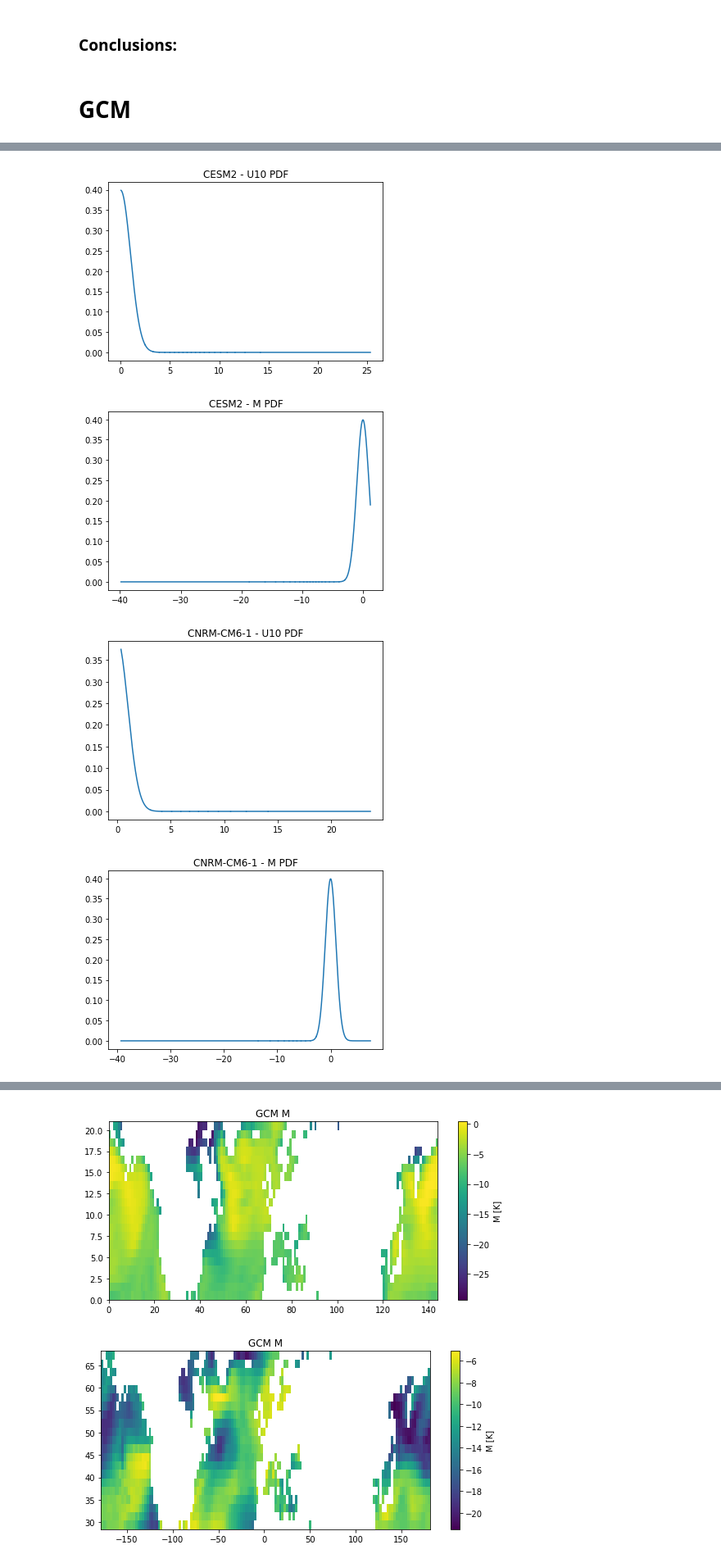
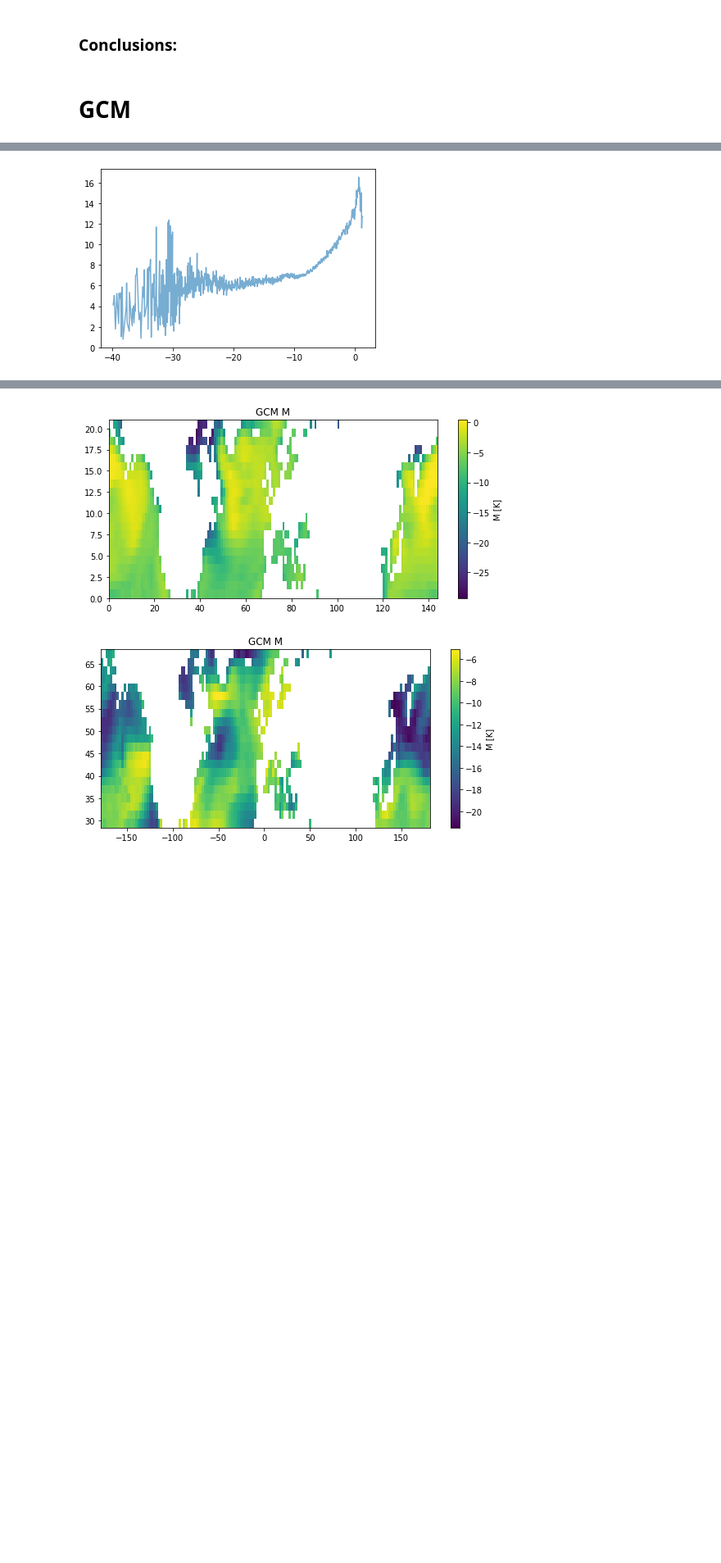
Before and after one commit to geethmaw/link, a Jupyter notebook: GCMwindVsM-daily-models.ipynb, the cells around one changed output, grey strips where cells are left out. Shown at 82% size. Drawn from its saved outputs; the diff is of its cells as text; code cells hidden in the pictures; blank space fills up the shorter version.

```diff
--- a/GCMwindVsM-daily-models.ipynb
+++ b/GCMwindVsM-daily-models.ipynb
@@ -26,20 +26,20 @@ Cp = 1004           #J/kg/K
 Rd = 287            #J/kg/K
 con= Rd/Cp
 # %%
-latr1 = -50
-latr2 = 50
+latr1 = 30
+latr2 = 70
 # %% [markdown]
 # GCM
 # %%
 modname = ['CESM2','CNRM-CM6-1','CESM2-WACCM','HadGEM3-GC31-LL','NorESM2-LM']
-varname = ['sfcWind', 'tas','psl'] #'sfcWind', 'hfss', 'hfls', 'tas', 'ps', 'psl',,'pr'
+varname = ['ts', 'sfcWind', 'psl'] #'sfcWind', 'hfss', 'hfls', 'tas', 'ps', 'psl',,'pr'
 pvarname= ['ta']
 conname = ['NCAR', 'CNRM-CERFACS','NCAR', 'MOHC', 'NCC']
 ensname = ['r11i1p1f1', 'r1i1p1f2', 'r1i1p1f1',
            'r1i1p1f3', 'r1i1p1f1']
 ggname  = ['gn', 'gr','gn', 'gn', 'gn']
 # %%
-l=3
+l=0
 m=l+1
 # %%
 # try:
@@ -105,17 +78,6 @@ print(time)
 # %%
 l=0
-for i in range(l,len(modname)):
-    lat  = locals()['sfcWind__'+str(i+1)][2]
-    lon  = locals()['sfcWind__'+str(i+1)][3]
-    time = locals()['sfcWind__'+str(i+1)][4]
-
-    for j in varname:
-        locals()[j+str(i+1)] = locals()[j+'__'+str(i+1)][0]
-
-    for k in pvarname:
-        locals()[k+str(i+1)] = locals()[k+'__'+str(i+1)][0]
-        locals()['lev'+str(i+1)] = locals()['ta__'+str(i+1)][1]
-
+for i in range(l,m):
     x_lat = np.array(lat)
     lat_ind1 = np.where(x_lat == x_lat.flat[np.abs(x_lat - (latr1)).argmin()])[0]
     lat_ind2 = np.where(x_lat == x_lat.flat[np.abs(x_lat - (latr2)).argmin()])[0]
@@ -153,51 +115,48 @@ for i in range(l,len(modname)):
     plot_CAOI = np.array(np.multiply(maskm,cao))
     wind      = np.array(np.multiply(maskm,sw))
 
     pl_theta  = plot_CAOI.reshape(-1)
     pl_wind   = wind.reshape(-1)
 
     plot_theta = pl_theta[pl_theta>-40]
     plot_wind  = pl_wind[pl_theta>-40]
 
     ind = np.argsort(plot_theta)
     xx = np.sort(plot_theta)
     yy = plot_wind[ind]
 
     indx = np.isnan(xx*yy)==False
 
     ######## U10 PDF ##################
-    from scipy.stats import norm
-    fig = plt.figure()
-    plt.plot(np.sort(yy[indx]), norm.pdf(np.sort(yy[indx])), label=modname[i])
-    # plt.legend()
-    plt.title(modname[i]+' - U10 PDF')
-    ######################################
+#     from scipy.stats import norm
+#     fig = plt.figure()
+#     plt.plot(np.sort(yy[indx]), norm.pdf(np.sort(yy[indx])), label=modname[i])
+#     # plt.legend()
+#     plt.title(modname[i]+' - U10 PDF')
+#     ######################################
 
-    ######## M PDF ##################
-    from scipy.stats import norm
-    fig = plt.figure()
-    plt.plot(xx[indx], norm.pdf(xx[indx]), label=modname[i])
-    # plt.legend()
-    plt.title(modname[i]+' - M PDF')
+#     ######## M PDF ##################
+#     from scipy.stats import norm
+#     fig = plt.figure()
+#     plt.plot(xx[indx], norm.pdf(xx[indx]), label=modname[i])
+#     # plt.legend()
+#     plt.title(modname[i]+' - M PDF')
     ######################################
 
 
-#     from scipy import stats
-#     bin_means, bin_edges, binnumber = stats.binned_statistic(xx[indx], yy[indx], 'mean', bins=1000)
-#     bin_means_x, bin_edges_x, binnumber_x = stats.binned_statistic(xx[indx], xx[indx], 'mean', bins=1000)
+    from scipy import stats
+    bin_means, bin_edges, binnumber = stats.binned_statistic(xx[indx], yy[indx], 'mean', bins=1000)
+    bin_means_x, bin_edges_x, binnumber_x = stats.binned_statistic(xx[indx], xx[indx], 'mean', bins=1000)
 
-#     index = np.isnan(bin_means_x*bin_means)==False
+    index = np.isnan(bin_means_x*bin_means)==False
 
-#     plt.plot(bin_means_x[index], bin_means[index], label=modname[i], alpha=0.6)
+    plt.plot(bin_means_x[index], bin_means[index], label=modname[i], alpha=0.6)
 
 # plt.legend()
 # plt.ylabel('U10 [m/s]',fontsize='15')
 # plt.xlabel('CAOI [K]',fontsize='15')
 # plt.title('GCM - M PDF')
 # plt.title('U10 vs M for oceans between '+str(latr1)+'N to '+str(latr2)+'N')
 # plt.savefig('../figures/U10vsM_50S_50N.png')
 # %% [output]
-[figure, old version]
+[figure, new version]
-[figure, removed]
-[figure, removed]
-[figure, removed]
```
Also changed, not shown: parts of 4 cells of this notebook, 59 other files.
